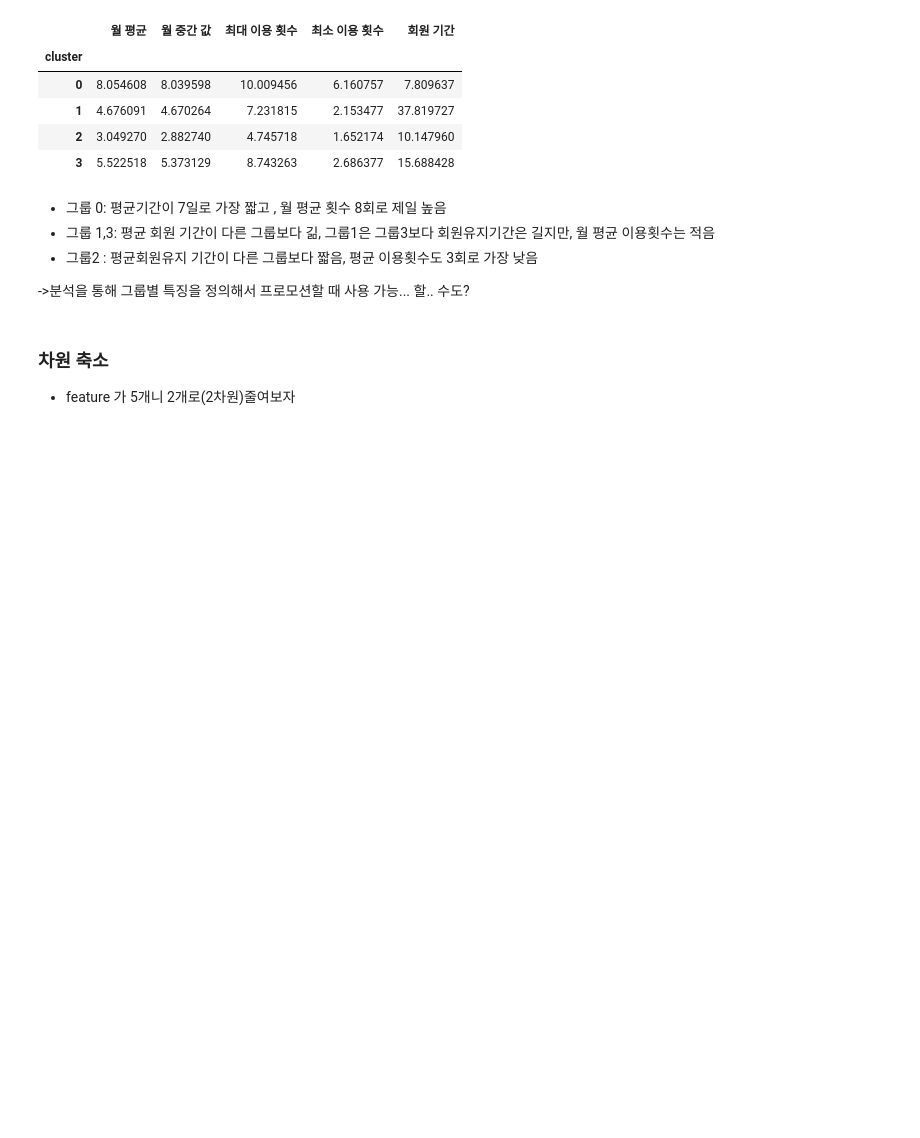
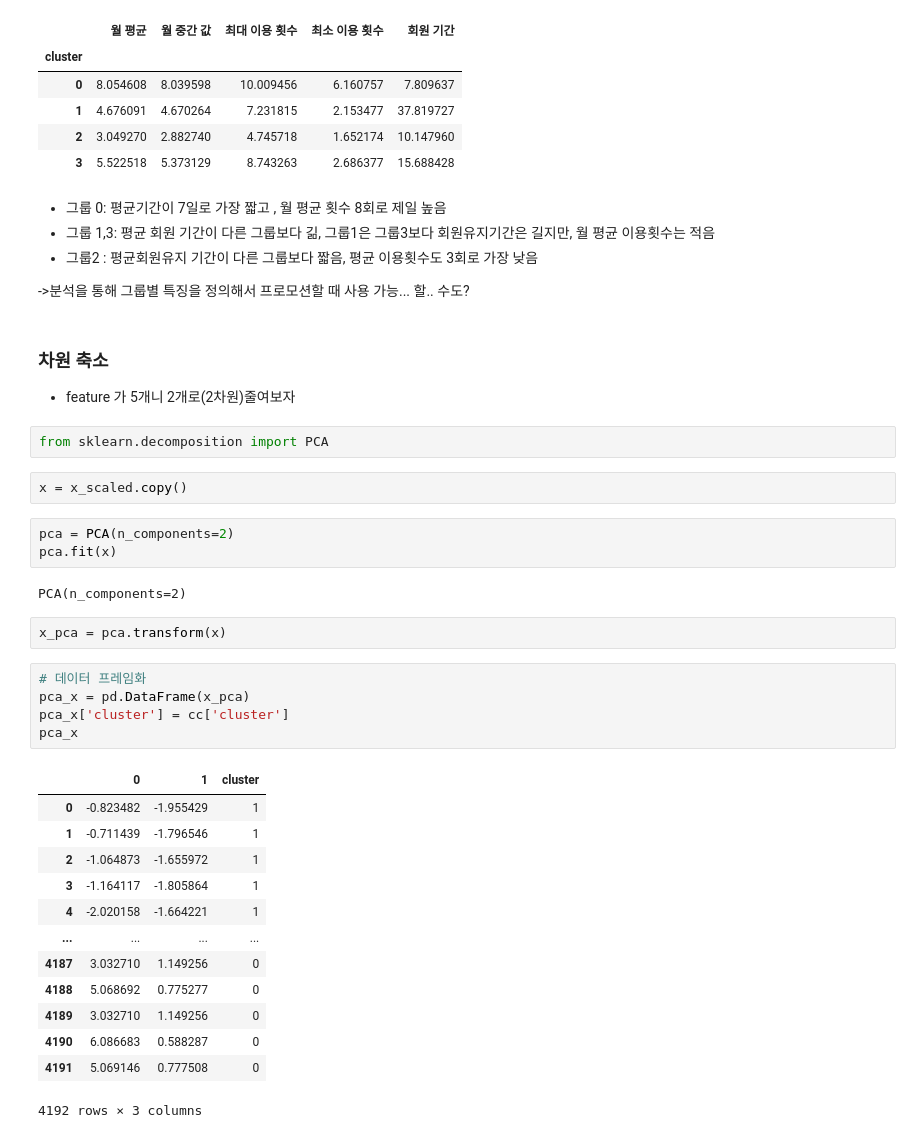
Before and after one commit to pillz9408/python, a Jupyter notebook: MachineLearning/221027_customer_.ipynb, the cells around one changed output. Cells and saved outputs as stored; diff of their text form; blank space fills up the shorter version.

```diff
--- a/MachineLearning/221027_customer_.ipynb
+++ b/MachineLearning/221027_customer_.ipynb
@@ -132,3 +132,33 @@ cc.groupby('cluster').mean()
 # %% [markdown]
 ### 차원 축소
 - feature 가 5개니 2개로(2차원)줄여보자
+# %%
+from sklearn.decomposition import PCA
+# %%
+x = x_scaled.copy()
+# %%
+pca = PCA(n_components=2)
+pca.fit(x)
+# %% [output]
+PCA(n_components=2)
+# %%
+x_pca = pca.transform(x)
+# %%
+# 데이터 프레임화
+pca_x = pd.DataFrame(x_pca)
+pca_x['cluster'] = cc['cluster']
+pca_x
+# %% [output]
+|  | 0 | 1 | cluster |
+| 0 | -0.823482 | -1.955429 | 1 |
+| 1 | -0.711439 | -1.796546 | 1 |
+| 2 | -1.064873 | -1.655972 | 1 |
+| 3 | -1.164117 | -1.805864 | 1 |
+| 4 | -2.020158 | -1.664221 | 1 |
+| ... | ... | ... | ... |
+| 4187 | 3.032710 | 1.149256 | 0 |
+| 4188 | 5.068692 | 0.775277 | 0 |
+| 4189 | 3.032710 | 1.149256 | 0 |
+| 4190 | 6.086683 | 0.588287 | 0 |
+| 4191 | 5.069146 | 0.777508 | 0 |
+4192 rows × 3 columns
```
Also changed, not shown: parts of 20 cells of this notebook.
